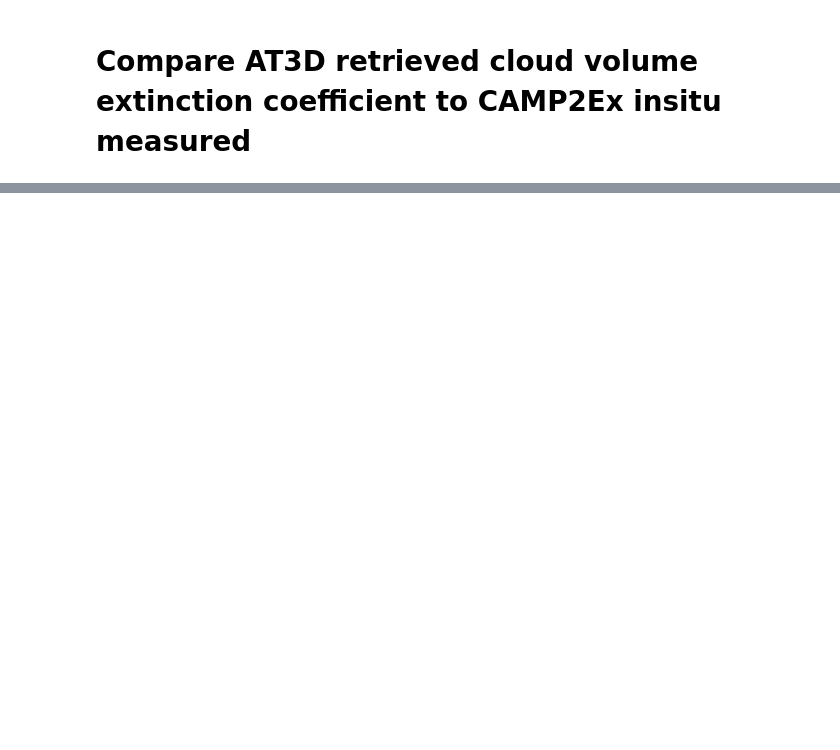
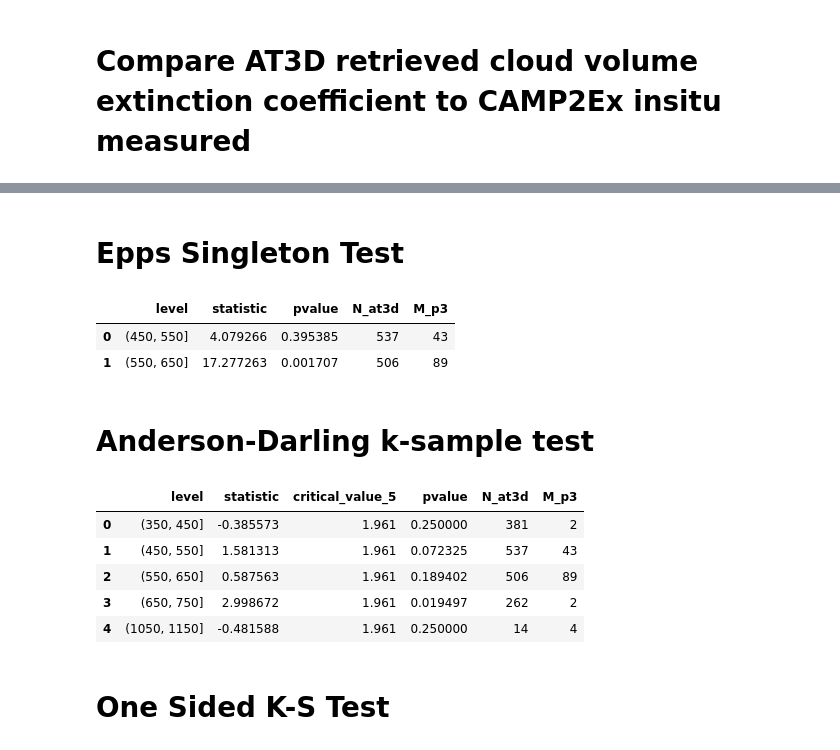
Before and after one commit to jlun17/misr-at3d-camp2ex, a Jupyter notebook: notebooks/investigation/single_retrieval/CAMP2Ex_insitu.ipynb, the cells around one changed output, grey strips where cells are left out. Saved outputs shown, nothing was run; the diff lists cells and outputs as text; code cells hidden in the pictures; blank space fills up the shorter version.

```diff
--- a/notebooks/investigation/single_retrieval/CAMP2Ex_insitu.ipynb
+++ b/notebooks/investigation/single_retrieval/CAMP2Ex_insitu.ipynb
@@ -159 +305,57 @@ ks_stats
+# %% [markdown]
+# Epps Singleton Test
+# %%
+rows = []
+for i in range(len(bins) - 1):
+    level = pd.Interval(left=bins[i], right=bins[i+1], closed='right')
+    at3d_ext = at3d_cloud.loc[at3d_cloud['altitude_bin'] == level, 'extinction']
+    p3_ext = p3_subset.loc[p3_subset['altitude_bin'] == level, 'ext_km']
+    if((len(at3d_ext) > 4) & (len(p3_ext) > 4)):
+        # result = stats.kstest(at3d_ext, p3_ext)
+        result = stats.epps_singleton_2samp(at3d_ext, p3_ext)
+        row = {
+            'level': level,
+            'statistic': result.statistic,
+            'pvalue': result.pvalue,
+            'N_at3d': len(at3d_ext),
+            'M_p3': len(p3_ext)
+        }
+        rows.append(row)
+es_stats = pd.DataFrame(rows, columns=[n for n in row])
+es_stats
+# %% [output]
+|  | level | statistic | pvalue | N_at3d | M_p3 |
+| 0 | (450, 550] | 4.079266 | 0.395385 | 537 | 43 |
+| 1 | (550, 650] | 17.277263 | 0.001707 | 506 | 89 |
+# %% [markdown]
+# Anderson-Darling k-sample test
+# %%
+rows = []
+for i in range(len(bins) - 1):
+    level = pd.Interval(left=bins[i], right=bins[i+1], closed='right')
+    at3d_ext = at3d_cloud.loc[at3d_cloud['altitude_bin'] == level, 'extinction']
+    p3_ext = p3_subset.loc[p3_subset['altitude_bin'] == level, 'ext_km']
+    if((len(at3d_ext) > 0) & (len(p3_ext) > 0)):
+        # result = stats.kstest(at3d_ext, p3_ext)
+        result = stats.anderson_ksamp([at3d_ext, p3_ext])
+        row = {
+            'level': level,
+            'statistic': result.statistic,
+            'critical_value_5': result.critical_values[2],
+            'pvalue': result.pvalue,
+            'N_at3d': len(at3d_ext),
+            'M_p3': len(p3_ext)
+        }
+        rows.append(row)
+es_stats = pd.DataFrame(rows, columns=[n for n in row])
+es_stats
+# %% [output]
+|  | level | statistic | critical_value_5 | pvalue | N_at3d | M_p3 |
+| 0 | (350, 450] | -0.385573 | 1.961 | 0.250000 | 381 | 2 |
+| 1 | (450, 550] | 1.581313 | 1.961 | 0.072325 | 537 | 43 |
+| 2 | (550, 650] | 0.587563 | 1.961 | 0.189402 | 506 | 89 |
+| 3 | (650, 750] | 2.998672 | 1.961 | 0.019497 | 262 | 2 |
+| 4 | (1050, 1150] | -0.481588 | 1.961 | 0.250000 | 14 | 4 |
+# %% [markdown]
+# One Sided K-S Test
 # %%
```
Also changed, not shown: parts of 22 cells of this notebook.
